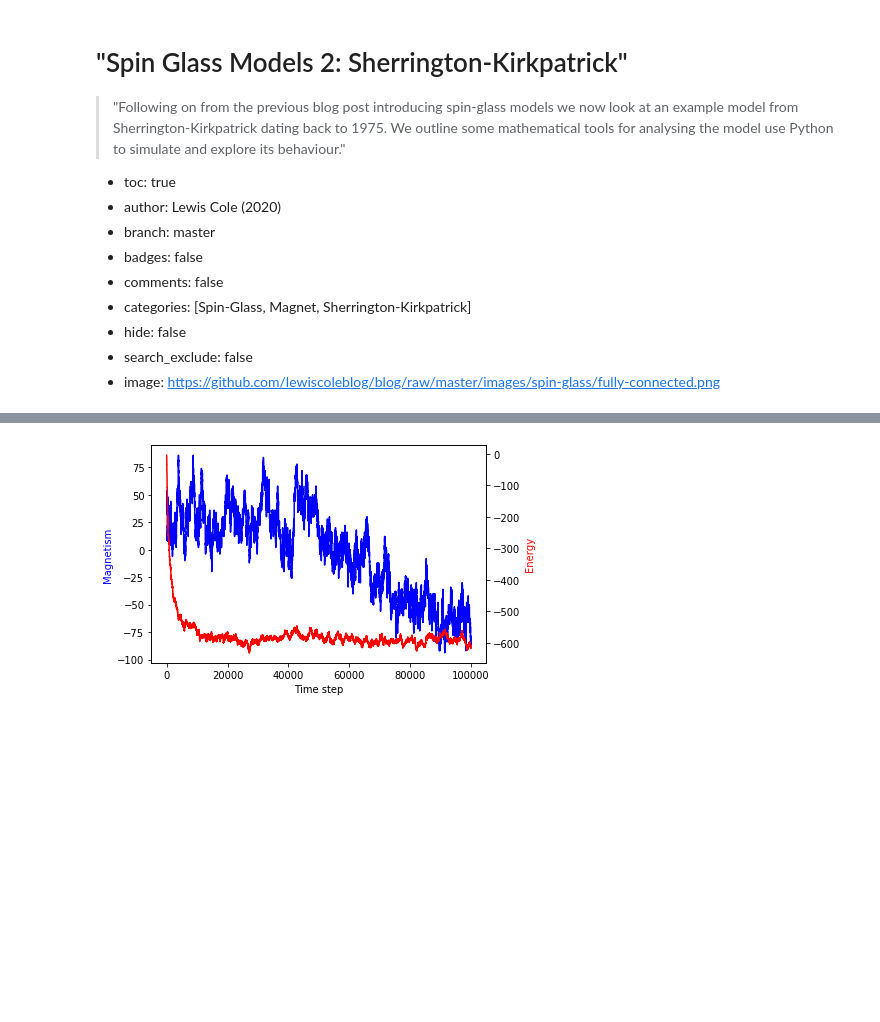
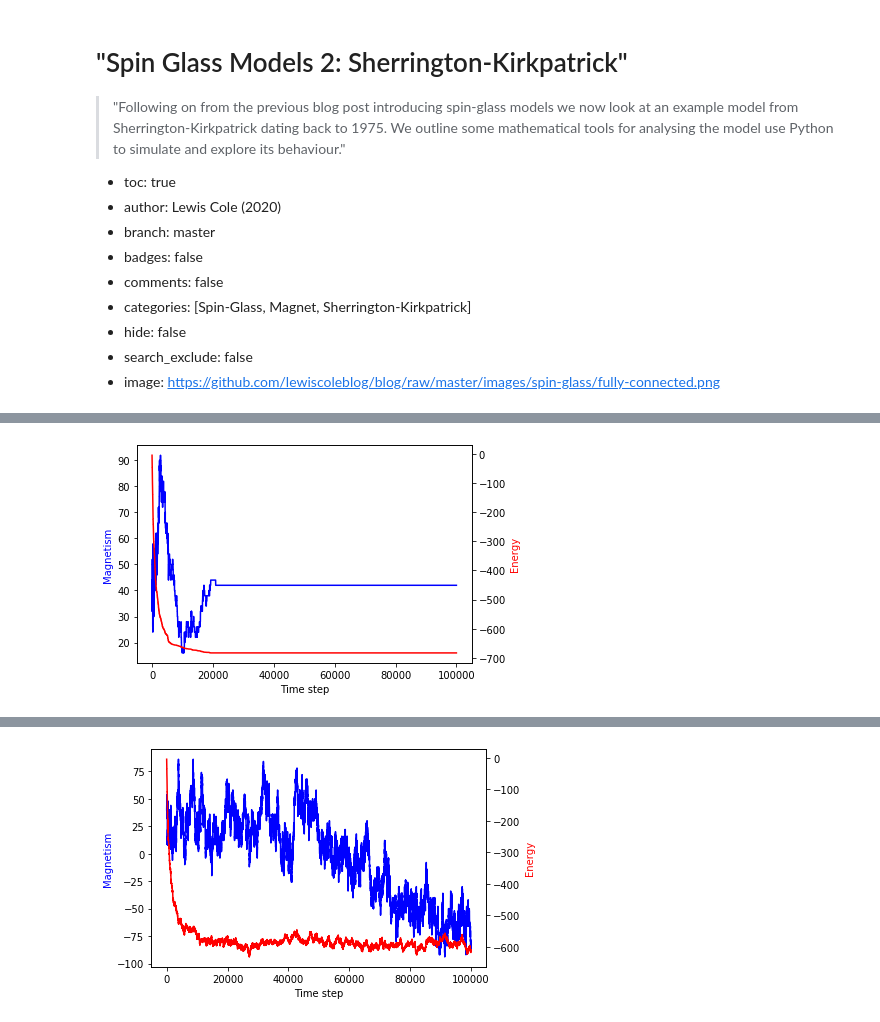
Before and after one commit to lewiscoleblog/blog, a Jupyter notebook: _notebooks/2020-03-10-Spin-Glass-Models-2.ipynb, the cells around one changed output, grey strips where cells are left out. Cells and saved outputs as stored; diff of their text form; code cells hidden in the pictures; blank space fills up the shorter version.

```diff
--- a/_notebooks/2020-03-10-Spin-Glass-Models-2.ipynb
+++ b/_notebooks/2020-03-10-Spin-Glass-Models-2.ipynb
@@ -89,0 +139,100 @@ Given a configuration of spins we will perform an update step by picking a site
+# %%
+# An implementation of a Sherrington-Kirkpatrick spin-glass of size N
+# Connectivity is initialized as a Gaussian distribution N(0, s^2/N)
+# Greedy gradient descent
+
+import numpy as np
+import matplotlib.pyplot as plt
+%matplotlib inline
+
+# Fix random seed
+np.random.seed(123)
+
+# Set size of model N and initial spins
+N = 1000
+spins = np.random.choice([-1, 1], N)
+
+# Fix number of timesteps and some containers
+timesteps = 100000
+mag = np.zeros(timesteps+1)
+energy = np.zeros(timesteps+1)
+
+# Initialize interaction array
+s = 1
+interaction = np.zeros((N, N))
+for i in range(N):
+    for j in range(i):
+        interaction[i, j] = np.random.randn() * s / np.sqrt(N)
+        interaction[j, i] = interaction[i, j]
+
+# Calculate initial values
+mag[0] = spins.sum()
+energy[0] = -1 * np.dot(spins, np.dot(spins, interaction)) / 2
+
+# Fix beta (inverse temerature) - from analysis we know that
+# system in glassy-phase for T<s so beta>1/s. Performance
+# of random updates isn't good so don't select temperature
+# too low
+beta = 1/(0.5*s)
+
+# Define update step
+dE = 0
+dM = 0
+
+def update(s_array, i_array):
+    """
+    update function performs 1 update step to the model
+
+    inputs:
+    s_array - an array of N spins (+-1)
+    i_array - an array of interaction strengths NxN
+    """
+    global dE
+    global dM
+
+    _N = s_array.shape[0]
+    old_s = s_array.copy()
+
+    # Select a spin to update
+    site = np.random.choice(_N, 1)[0]
+
+    # Get interaction vector
+    i_vector = i_array[site,:]
+
+    # Calculate energy change associated with flipping site spin
+    dE = 2*np.dot(i_vector, s_array)*s_array[site]
+    dM = -2*s_array[site]
+
+    # Sample random number and update site
+    if dE <= 0:
+        s_array[site] *= -1
+    else:
+        dE = 0
+        dM = 0
+
+    return s_array
+
+def _main_loop(ts , s_array, i_array):
+    s_temp = s_array.copy()
+    for i in range(ts):
+        update_step = update(s_temp, i_array)
+        s_temp = update_step
+        energy[i+1] = energy[i] + dE
+        mag[i+1] = mag[i] + dM
+
+#### Run Main Loop
+_main_loop(timesteps, spins, interaction)
+
+# plot magnetism and energy evolving in time
+fig, ax1 = plt.subplots()
+ax1.set_xlabel("Time step")
+ax1.set_ylabel("Magnetism", color='blue')
+ax1.plot(mag, color='blue')
+
+ax2 = ax1.twinx()
+ax2.set_ylabel("Energy", color='red')
+ax2.plot(energy, color='red')
+
+plt.show()
+# %% [output]
+[figure, added]
```
Also changed, not shown: parts of 6 cells of this notebook.
